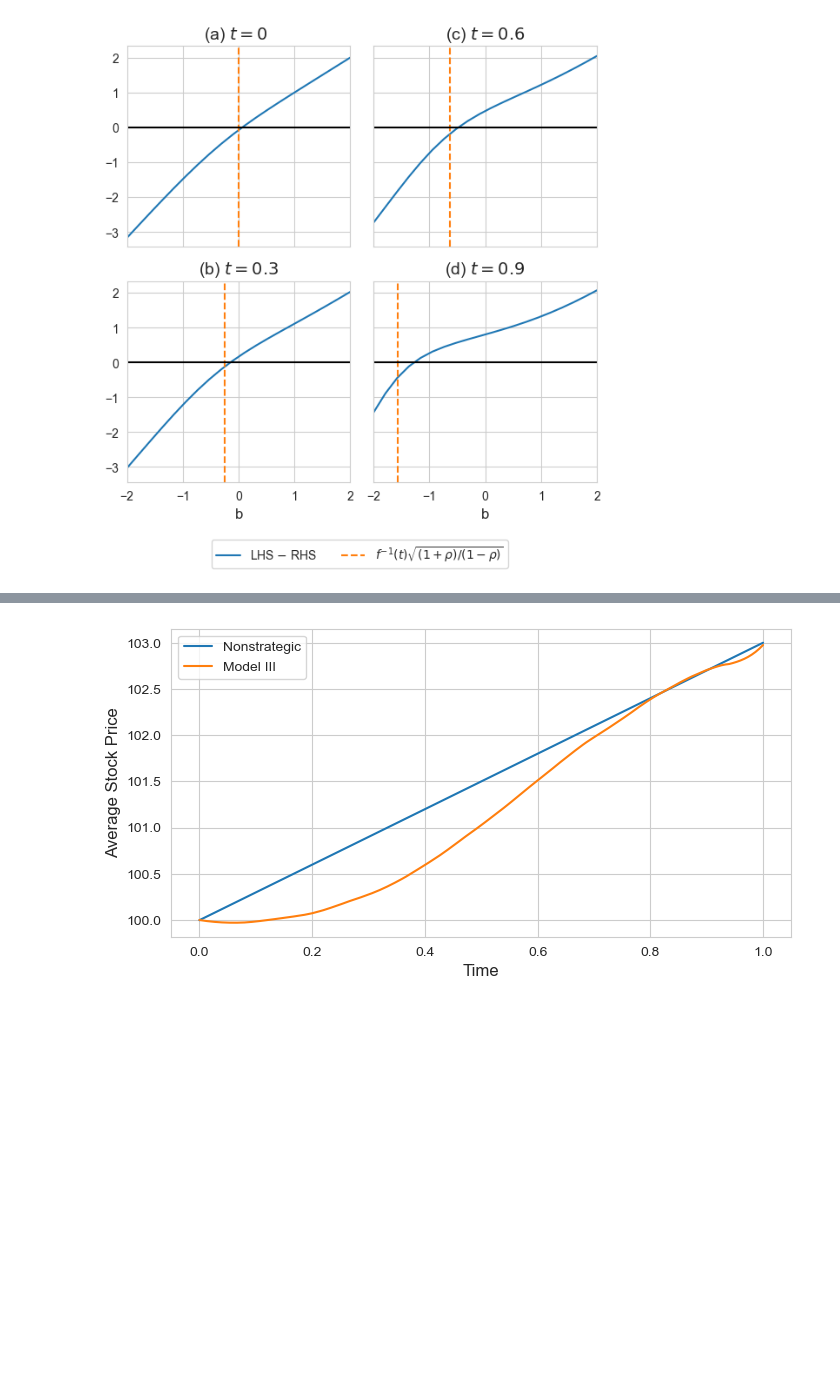
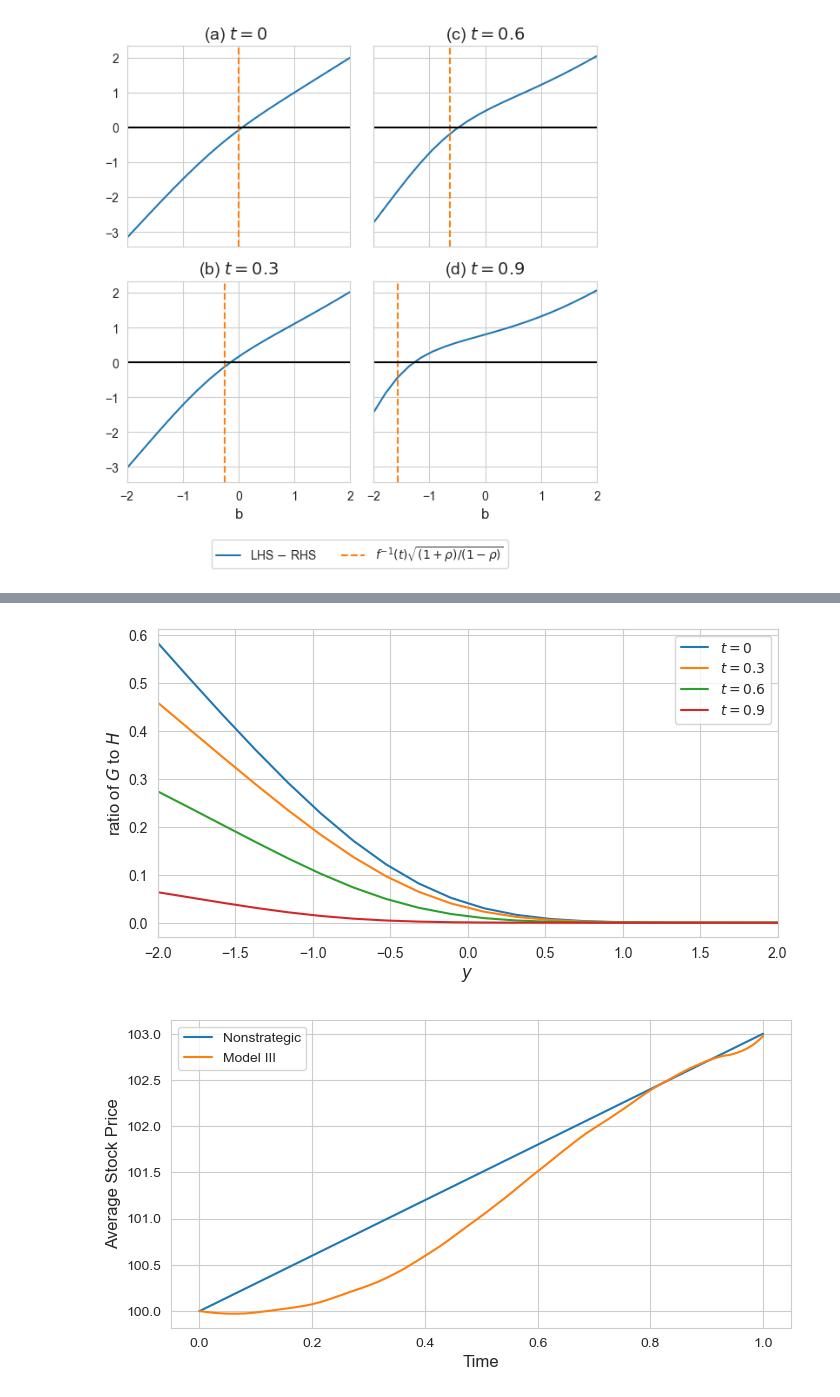
Before and after one commit to kerryback/announcements, a Jupyter notebook: Code/figures_model3.ipynb, the cells around one changed output, grey strips where cells are left out. Cells and saved outputs as stored; diff of their text form; code cells hidden in the pictures; blank space fills up the shorter version.

```diff
--- a/Code/figures_model3.ipynb
+++ b/Code/figures_model3.ipynb
@@ -425,3 +454,69 @@ fig.savefig(f"{FigureDir}/model3_fixedpoint.pdf", bbox_inches='tight')
+# %%
+# show G/H is decreasing in y
+
+sns.set_style('whitegrid')
+from scipy.integrate import dblquad
+from scipy.optimize import root_scalar as root
+
+def k(u, z, t):
+    return finv(u) if f(z) < u else ginv(u, t, z)
+
+# code to find the max z in the outer integral
+
+def g2inv(t, const):
+    return root(lambda z: g(z+const, t, z) - t, x0=0).root
+
+def maxz(t, const):
+    return finv(t) - const if const<=0 else g2inv(t, const)
+
+def outer_lim(t, b, y, rho):
+    return maxz(t, const=(y-b)/np.sqrt(1-rho**2))
+
+# code to find the max u in the inner integral
+
+def maxu(t, z, const):
+    return f(z+const) if const<=0 else g(z+const, t, z)
+
+def inner_lim(t, b, y, z, rho):
+    return maxu(t, z, const=(y-b)/np.sqrt(1-rho**2))
+
+def G(t, b, y, rho):
+    sq = np.sqrt(1-rho**2)
+    def integrand(s, z):
+        f1 = phi( (b-rho**2*y) / (rho*sq) - z / rho )
+        f2 = b - y + sq * (k(s, z, t) - z)
+        return f1*f2
+    return dblquad(
+        integrand,
+        -np.inf, outer_lim(t, b, y, rho),
+        lambda z: t, lambda z: inner_lim(t, b, y, z, rho)
+    )[0]
+
+def H(t, b, y, rho):
+    return 1 - t + t * Phi( (b-rho*y) / np.sqrt(1-rho**2) )
+
+def ratio(t, b, y, rho):
+    return  G(t, b, y, rho) / H(t, b, y, rho)
+
+rho = 0.5
+npoints = 20
+grid = np.linspace(-2, 2, npoints)
+t_values = [0, 0.3, 0.6, 0.9]
+fig, ax = plt.subplots()
+
+for t in t_values:
+    b = stage1.bdy(t)
+    values = [ratio(t, b, y, rho) for y in grid]
+    ax.plot(grid, values, label=f'$t={t}$')
+
+ax.set_xlabel(r'$y$')
+ax.set_ylabel(r'ratio of $G$ to $H$')
+ax.set_xlim((-2, 2))
+ax.legend()
+
+fig.savefig(f"{FigureDir}/model3_G_over_H.pdf")
+# %% [output]
+[figure, added]
 # %%
 price1 = pd.read_csv(
     "simulations/model3_daily_price1.csv",
```
Also changed, not shown: parts of 4 cells of this notebook, 6 other files.
